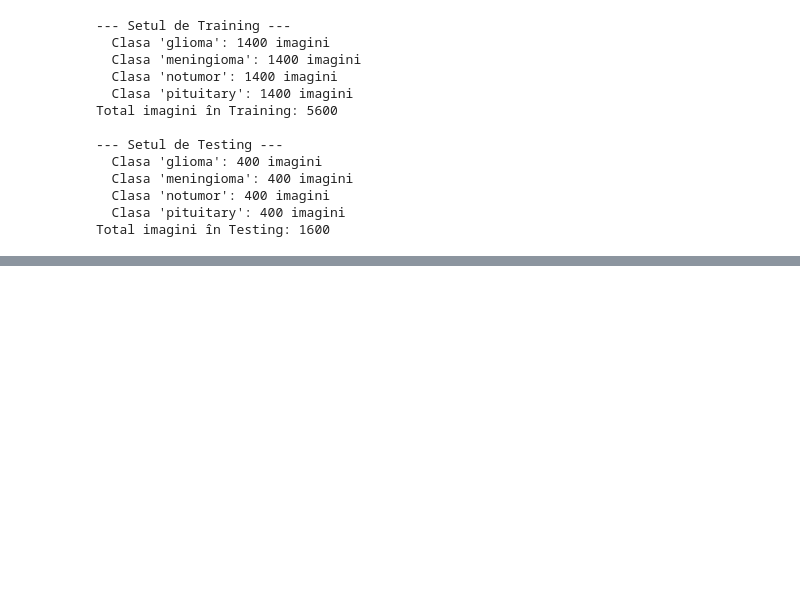
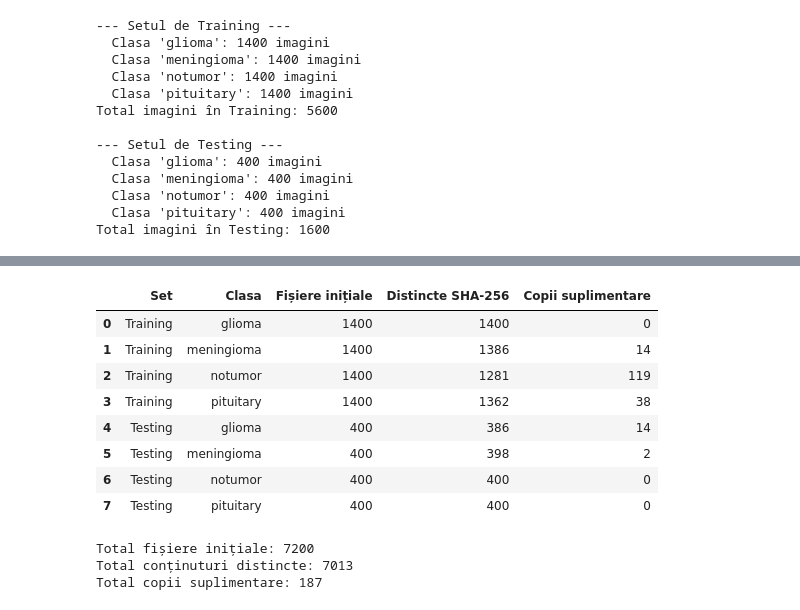
Before and after one commit to mercasdenisa13/Licenta-Detectare-Tumori-Cerebrale, a Jupyter notebook: notebooks/01_explorare_date_clasificare.ipynb, the cells around one changed output, grey strips where cells are left out. Cells and saved outputs as stored; diff of their text form; code cells hidden in the pictures; blank space fills up the shorter version.

```diff
--- a/notebooks/01_explorare_date_clasificare.ipynb
+++ b/notebooks/01_explorare_date_clasificare.ipynb
@@ -240,0 +353,59 @@ Total imagini în Testing: 1600
+# %%
+# 11. Distribuția duplicatelor pe seturi și clase
+
+import pandas as pd
+
+if intre_seturi or etichete_diferite:
+    raise RuntimeError(
+        "Analizează întâi grupurile comune între seturi sau clase."
+    )
+
+randuri = []
+
+for set_nume in ["Training", "Testing"]:
+    for clasa in ["glioma", "meningioma", "notumor", "pituitary"]:
+        grupuri_clasa = [
+            grup for grup in grupuri.values()
+            if grup[0].parts[0] == set_nume
+            and grup[0].parts[1] == clasa
+        ]
+
+        initiale = sum(len(grup) for grup in grupuri_clasa)
+        distincte = len(grupuri_clasa)
+
+        randuri.append({
+            "Set": set_nume,
+            "Clasa": clasa,
+            "Fișiere inițiale": initiale,
+            "Distincte SHA-256": distincte,
+            "Copii suplimentare": initiale - distincte
+        })
+
+tabel_duplicate = pd.DataFrame(randuri)
+display(tabel_duplicate)
+
+print(
+    "Total fișiere inițiale:",
+    int(tabel_duplicate["Fișiere inițiale"].sum())
+)
+print(
+    "Total conținuturi distincte:",
+    int(tabel_duplicate["Distincte SHA-256"].sum())
+)
+print(
+    "Total copii suplimentare:",
+    int(tabel_duplicate["Copii suplimentare"].sum())
+)
+# %% [output]
+|  | Set | Clasa | Fișiere inițiale | Distincte SHA-256 | Copii suplimentare |
+| 0 | Training | glioma | 1400 | 1400 | 0 |
+| 1 | Training | meningioma | 1400 | 1386 | 14 |
+| 2 | Training | notumor | 1400 | 1281 | 119 |
+| 3 | Training | pituitary | 1400 | 1362 | 38 |
+| 4 | Testing | glioma | 400 | 386 | 14 |
+| 5 | Testing | meningioma | 400 | 398 | 2 |
+| 6 | Testing | notumor | 400 | 400 | 0 |
+| 7 | Testing | pituitary | 400 | 400 | 0 |
+Total fișiere inițiale: 7200
+Total conținuturi distincte: 7013
+Total copii suplimentare: 187
```
Also changed, not shown: parts of 7 cells of this notebook, 4 other files.
